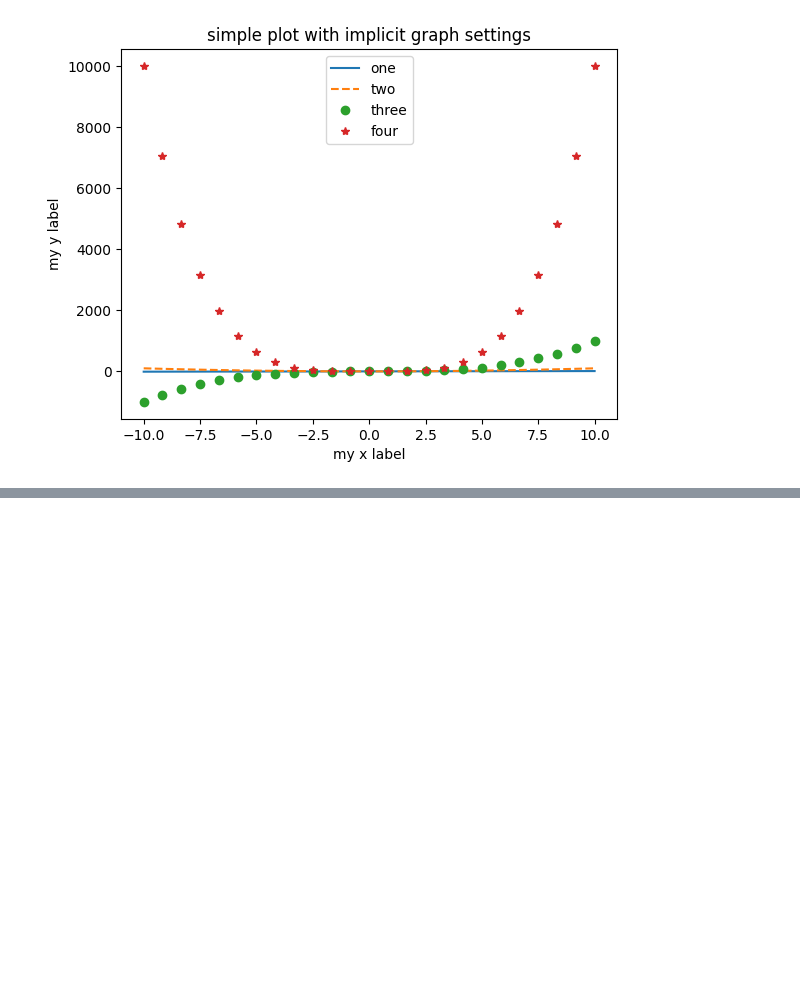
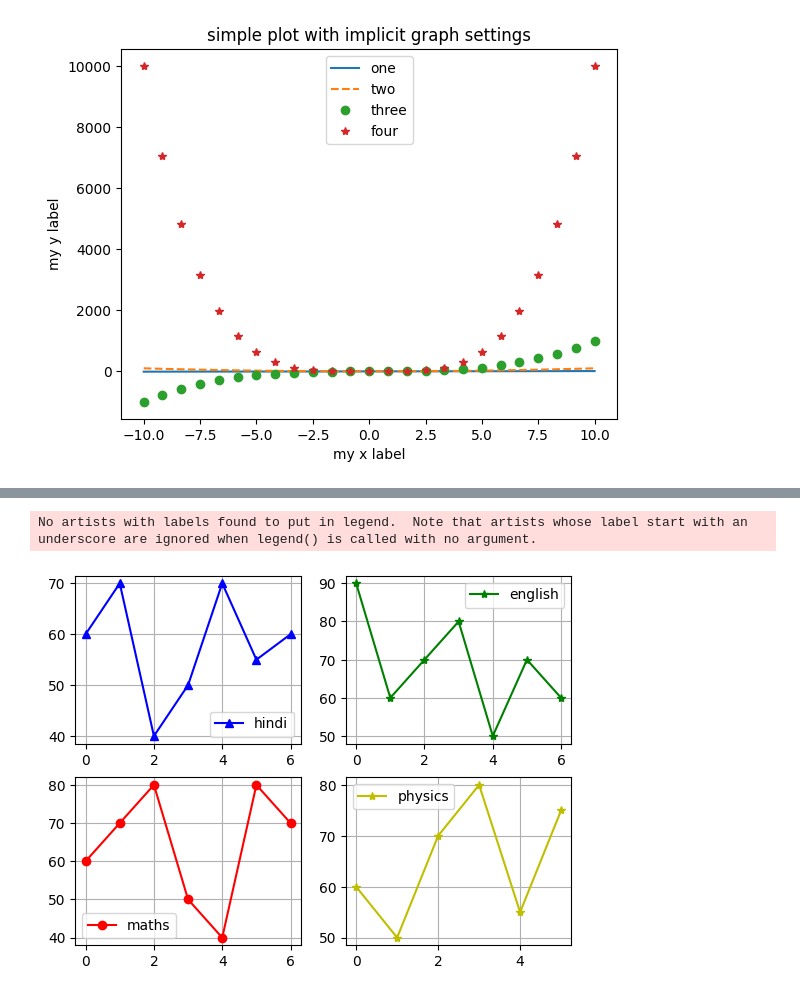
Before and after one commit to Utkash12/digipodium, a Jupyter notebook: data analysis/visualization_prac.ipynb, the cells around one changed output, grey strips where cells are left out. Cells and saved outputs as stored; diff of their text form; code cells hidden in the pictures; blank space fills up the shorter version.

```diff
--- a/data analysis/visualization_prac.ipynb
+++ b/data analysis/visualization_prac.ipynb
@@ -168,0 +184,26 @@ plt.show()
+# %%
+hindi=np.array([60,70,40,50,70,55,60])
+english=np.array([90,60,70,80,50,70,60])
+maths=np.array([60,70,80,50,40,80,70])
+physics=np.array([60,50,70,80,55,75])
+plt.subplot(2,2,1)
+plt.plot(hindi,'b^-', label='hindi')
+plt.grid()
+plt.legend()
+plt.subplot(2,2,2)
+plt.plot(english, 'g*-', label='english')
+plt.legend()
+plt.grid()
+plt.subplot(2,2,3)
+plt.legend()
+plt.plot(maths, 'ro-', label='maths')
+plt.grid()
+plt.legend()
+plt.subplot(2,2,4)
+plt.plot(physics, 'y*-', label='physics')
+plt.legend()
+plt.grid()
+plt.show()
+# %% [output]
+No artists with labels found to put in legend.  Note that artists whose label start with an underscore are ignored when legend() is called with no argument.
+[figure, added]
```
Also changed, not shown: parts of 1 cell of this notebook, 1 other file.
